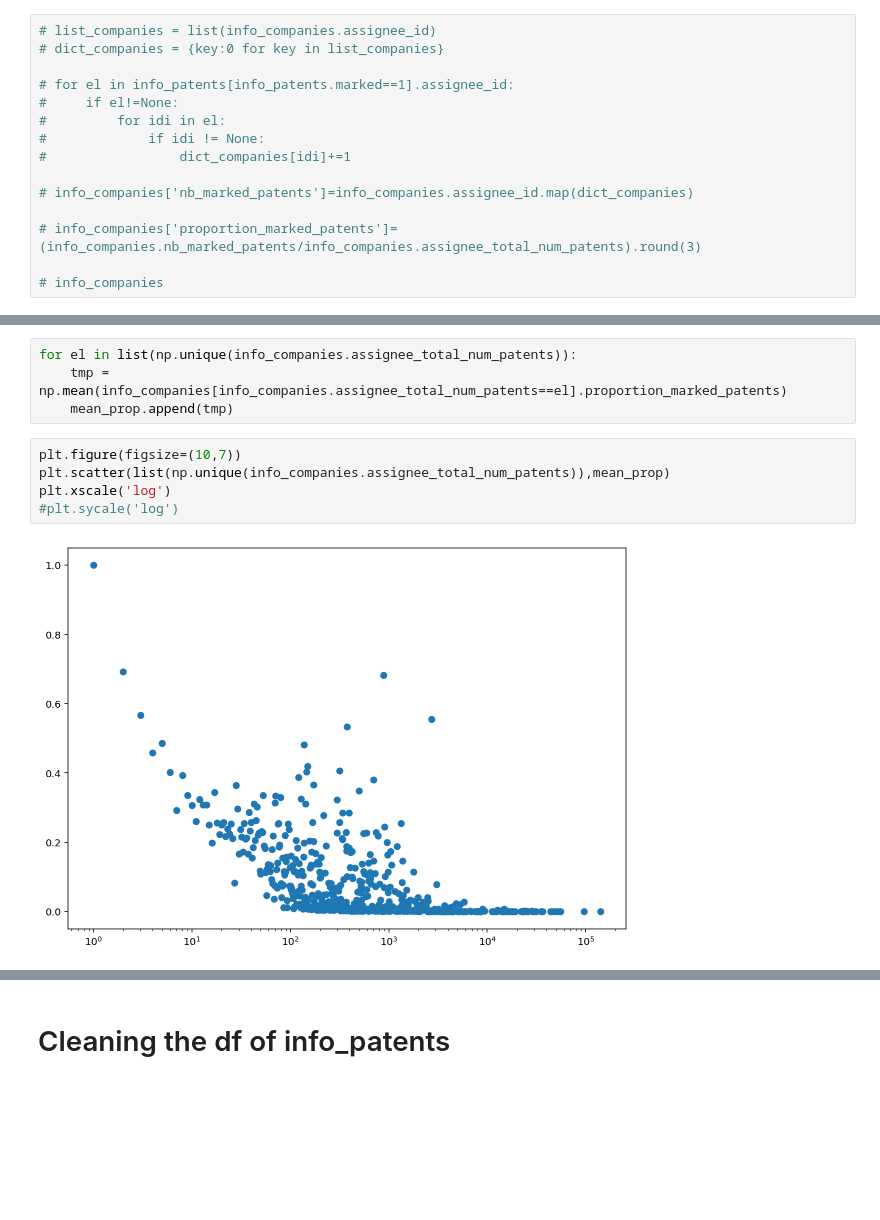
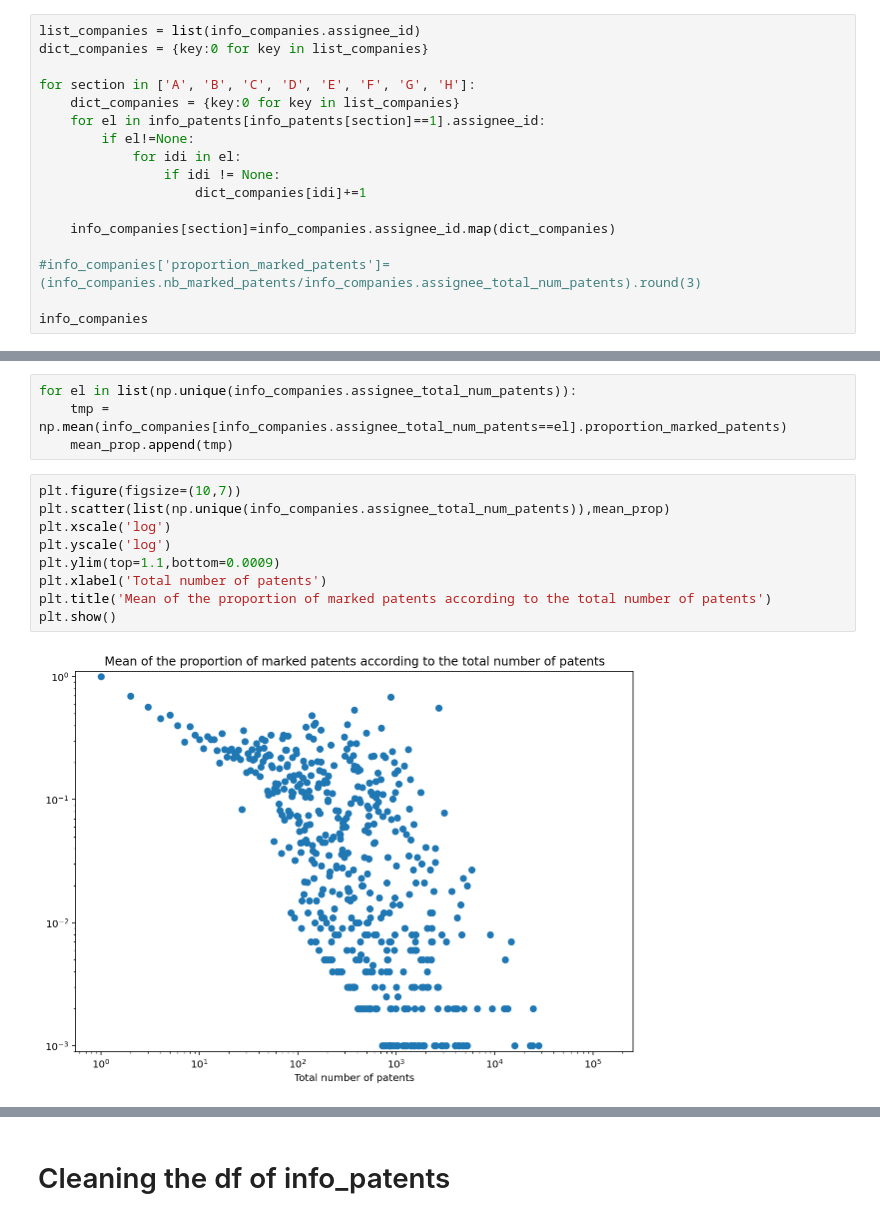
Before and after one commit to gregbellan/MODS208, a Jupyter notebook: Data_description_patents.ipynb, the cells around one changed output, grey strips where cells are left out. Drawn from its saved outputs; the diff is of its cells as text; blank space fills up the shorter version.

```diff
--- a/Data_description_patents.ipynb
+++ b/Data_description_patents.ipynb
@@ -28,17 +29,19 @@ info_companies
 # %% [markdown]
 # Getting proportion of marked patents over unmarked for each company
 # %%
-# list_companies = list(info_companies.assignee_id)
-# dict_companies = {key:0 for key in list_companies}
+list_companies = list(info_companies.assignee_id)
+dict_companies = {key:0 for key in list_companies}
 
-# for el in info_patents[info_patents.marked==1].assignee_id:
-#     if el!=None:
-#         for idi in el:
-#             if idi != None:
-#                 dict_companies[idi]+=1
+for section in ['A', 'B', 'C', 'D', 'E', 'F', 'G', 'H']:
+    dict_companies = {key:0 for key in list_companies}
+    for el in info_patents[info_patents[section]==1].assignee_id:
+        if el!=None:
+            for idi in el:
+                if idi != None:
+                    dict_companies[idi]+=1
 
-# info_companies['nb_marked_patents']=info_companies.assignee_id.map(dict_companies)
+    info_companies[section]=info_companies.assignee_id.map(dict_companies)
 
-# info_companies['proportion_marked_patents']=(info_companies.nb_marked_patents/info_companies.assignee_total_num_patents).round(3)
+#info_companies['proportion_marked_patents']=(info_companies.nb_marked_patents/info_companies.assignee_total_num_patents).round(3)
 
-# info_companies
+info_companies
@@ -64,7 +82,11 @@ for el in list(np.unique(info_companies.assignee_total_num_patents)):
 # %%
 plt.figure(figsize=(10,7))
 plt.scatter(list(np.unique(info_companies.assignee_total_num_patents)),mean_prop)
 plt.xscale('log')
-#plt.sycale('log')
+plt.yscale('log')
+plt.ylim(top=1.1,bottom=0.0009)
+plt.xlabel('Total number of patents')
+plt.title('Mean of the proportion of marked patents according to the total number of patents')
+plt.show()
 # %% [output]
-[figure, old version]
+[figure, new version]
```
Also changed, not shown: parts of 10 cells of this notebook, 1 other file.
